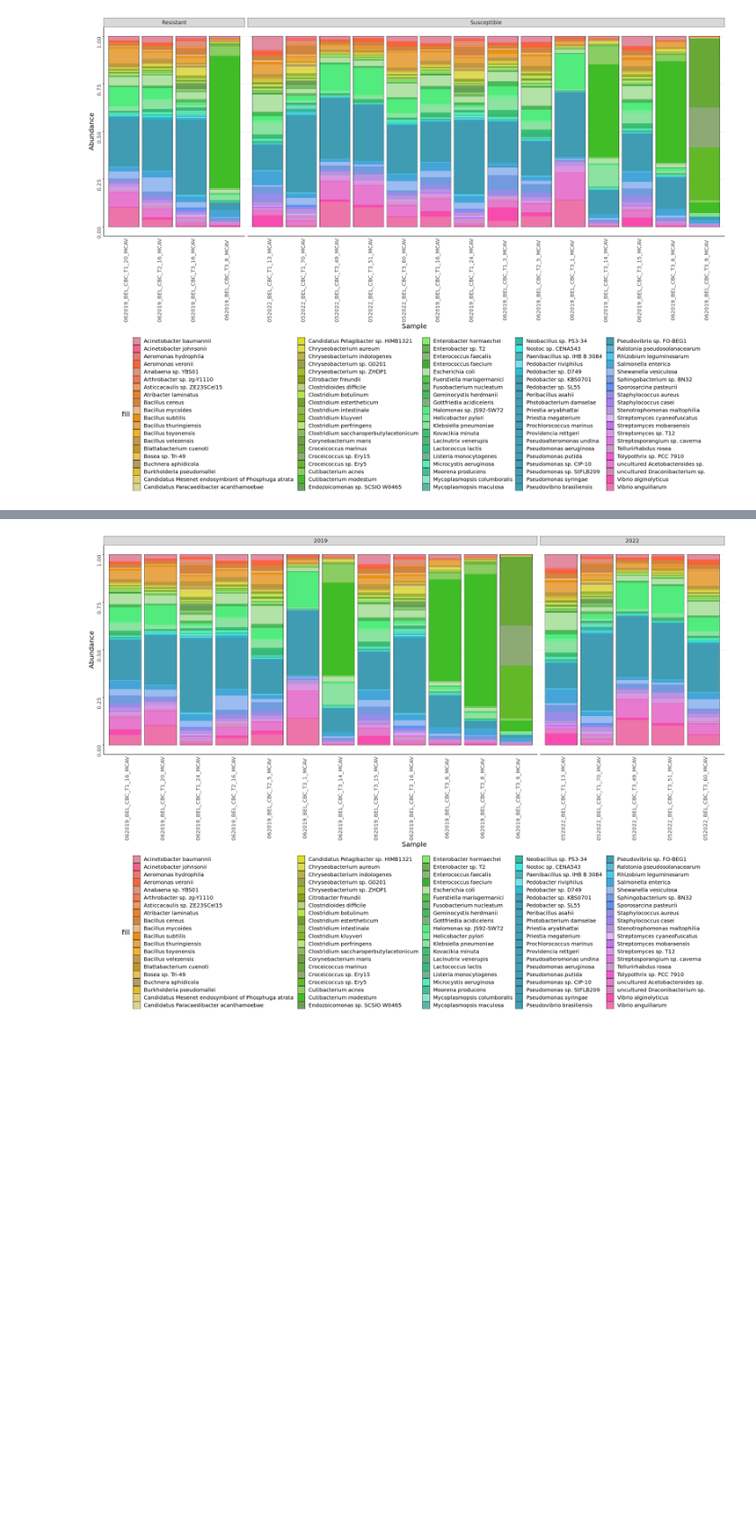
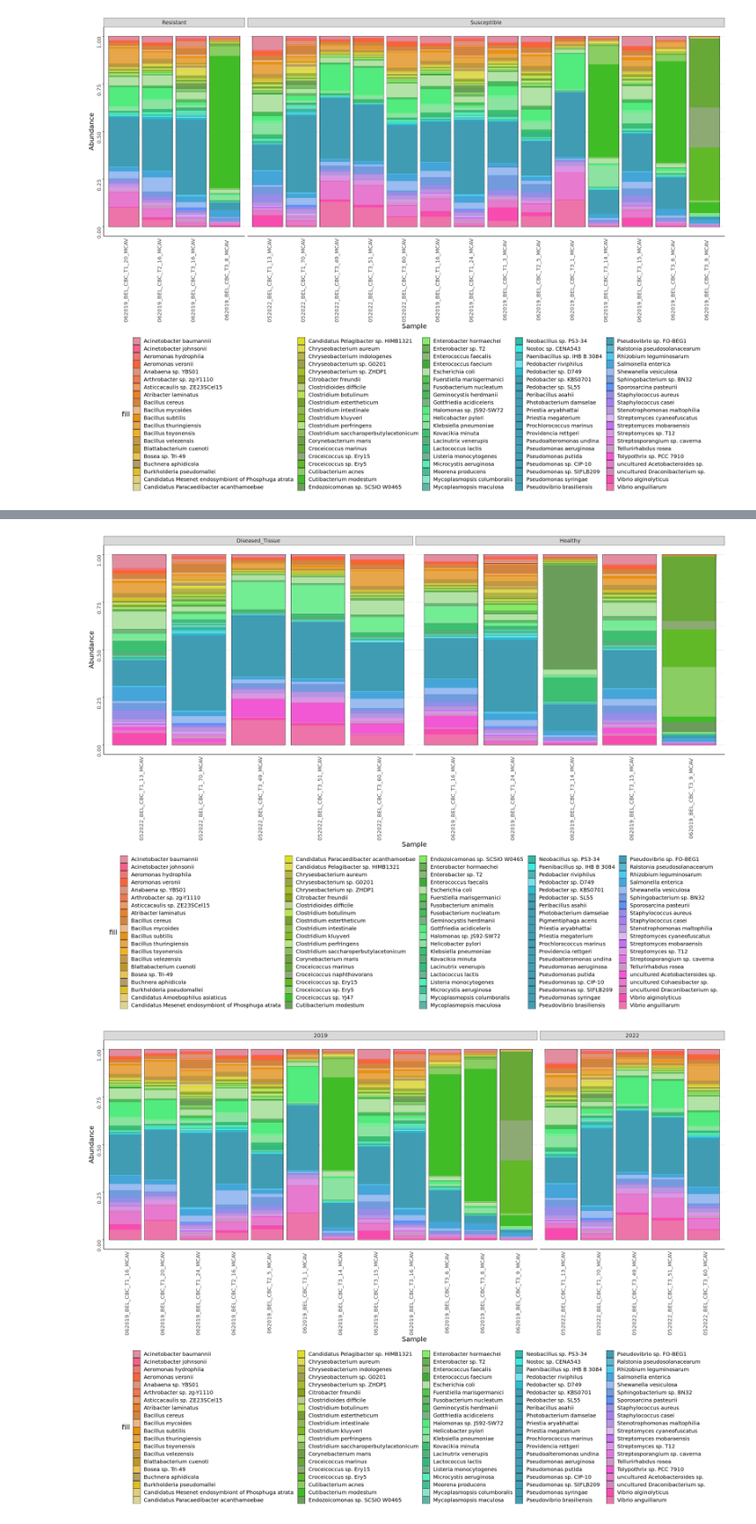
Before and after one commit to brookewicz/CBC_metagenomics, a Jupyter notebook: mcav1/mcav_taxonomy_plots.ipynb, the cells around one changed output, grey strips where cells are left out. Shown at 90% size. Cells and saved outputs as stored; diff of their text form; code cells hidden in the pictures; blank space fills up the shorter version.

```diff
--- a/mcav1/mcav_taxonomy_plots.ipynb
+++ b/mcav1/mcav_taxonomy_plots.ipynb
@@ -925,3 +1088,17 @@ theme(legend.position="bottom", panel.border = element_blank(),
+# %%
+# view bar plot - mcav colonies top 100
+plot_bar(Corals_match100)+
+facet_grid(.~Health_status, scales="free_x", space="free")+
+geom_bar(aes(fill=OTU), stat="identity", position="stack")+
+scale_fill_manual(values = colors) +
+theme_bw()+
+theme(legend.position="bottom", panel.border = element_blank(),
+          panel.grid.major.x = element_blank(),
+          panel.grid.minor.x = element_blank(),
+          axis.ticks.x=element_blank(), axis.line=element_line(color="black"), axis.text=element_text(angle=90),
+          text = element_text(size=15))
+# %% [output]
+[figure, added]
 # %%
 ggsave(file="mcav_100_norm", plot = mcav_100_norm,width = 20, height = 20,device=png)
 # %%
```
Also changed, not shown: parts of 23 cells of this notebook.
